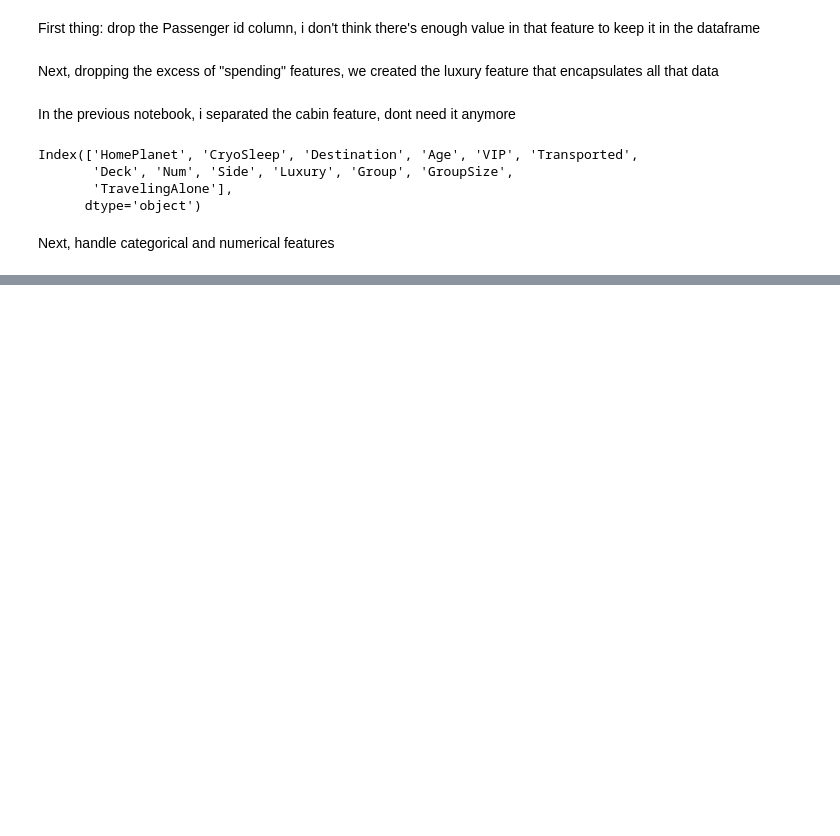
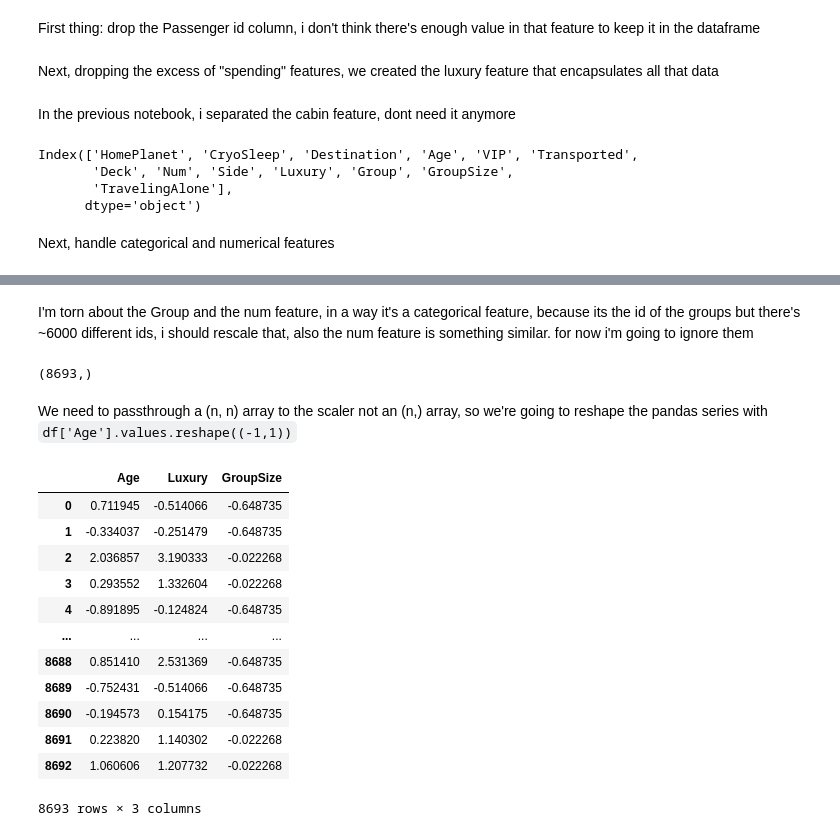
Before and after one commit to Braxion06/spaceship_titanic_competition, a Jupyter notebook: notebooks/004_data_transformation.ipynb, the cells around one changed output, grey strips where cells are left out. Saved outputs shown, nothing was run; the diff lists cells and outputs as text; code cells hidden in the pictures; blank space fills up the shorter version.

Commit message:
Made some advances in the data transformation notebook, mainly i created the logic to the scalers and encoders

```diff
--- a/notebooks/004_data_transformation.ipynb
+++ b/notebooks/004_data_transformation.ipynb
@@ -128,0 +127,32 @@ num_features = ['']
+# %% [markdown]
+I'm torn about the Group and the num feature, in a way it's a categorical feature, because its the id of the groups but there's ~6000 different ids, i should rescale that, also the num feature is something similar. for now i'm going to ignore them
+# %%
+num_features = ['Age', 'Luxury', 'GroupSize']
+# %%
+df['Age'].shape
+# %% [output]
+(8693,)
+# %% [markdown]
+We need to passthrough a (n, n) array to the scaler not an (n,) array, so we're going to reshape the pandas series with `df['Age'].values.reshape((-1,1))`
+# %%
+scalers = {}
+for feature in num_features:
+    current_scaler = StandardScaler()
+    df[feature] = current_scaler.fit_transform(df[feature].values.reshape(-1, 1))
+    scalers[feature] = current_scaler
+# %%
+df[num_features]
+# %% [output]
+|  | Age | Luxury | GroupSize |
+| 0 | 0.711945 | -0.514066 | -0.648735 |
+| 1 | -0.334037 | -0.251479 | -0.648735 |
+| 2 | 2.036857 | 3.190333 | -0.022268 |
+| 3 | 0.293552 | 1.332604 | -0.022268 |
+| 4 | -0.891895 | -0.124824 | -0.648735 |
+| ... | ... | ... | ... |
+| 8688 | 0.851410 | 2.531369 | -0.648735 |
+| 8689 | -0.752431 | -0.514066 | -0.648735 |
+| 8690 | -0.194573 | 0.154175 | -0.648735 |
+| 8691 | 0.223820 | 1.140302 | -0.022268 |
+| 8692 | 1.060606 | 1.207732 | -0.022268 |
+8693 rows × 3 columns
```
Also changed, not shown: parts of 12 cells of this notebook.
